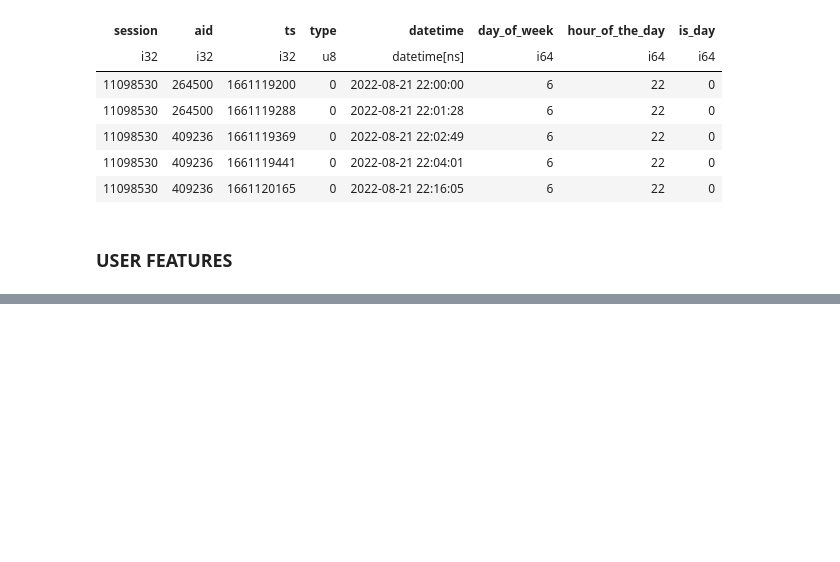
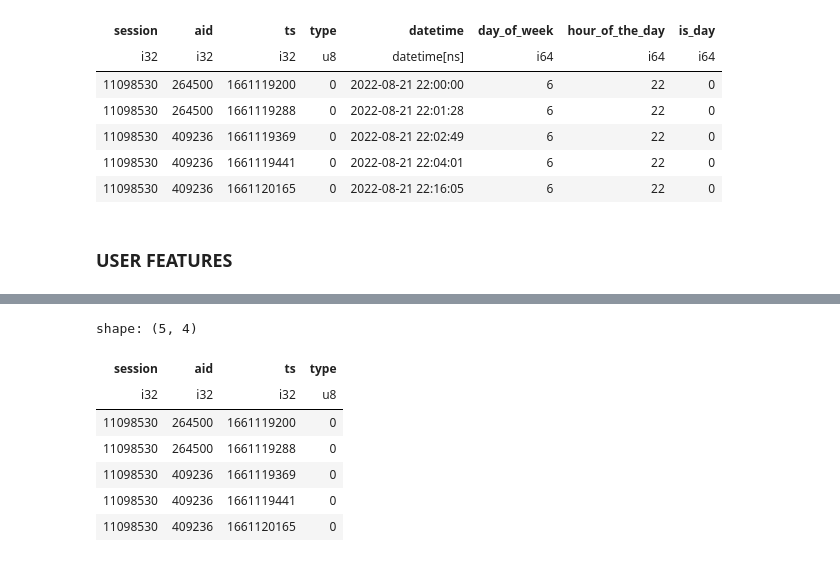
Before and after one commit to parthpankajtiwary/otto-recsys, a Jupyter notebook: src/create_user_item_features.ipynb, the cells around one changed output, grey strips where cells are left out. Drawn from its saved outputs; the diff is of its cells as text; code cells hidden in the pictures; blank space fills up the shorter version.

```diff
--- a/src/create_user_item_features.ipynb
+++ b/src/create_user_item_features.ipynb
@@ -735,0 +753,11 @@ shape: (10, 12)
+# %%
+test.head()
+# %% [output]
+shape: (5, 4)
+| session | aid | ts | type |
+| i32 | i32 | i32 | u8 |
+| 11098530 | 264500 | 1661119200 | 0 |
+| 11098530 | 264500 | 1661119288 | 0 |
+| 11098530 | 409236 | 1661119369 | 0 |
+| 11098530 | 409236 | 1661119441 | 0 |
+| 11098530 | 409236 | 1661120165 | 0 |
```
Also changed, not shown: parts of 12 cells of this notebook.
